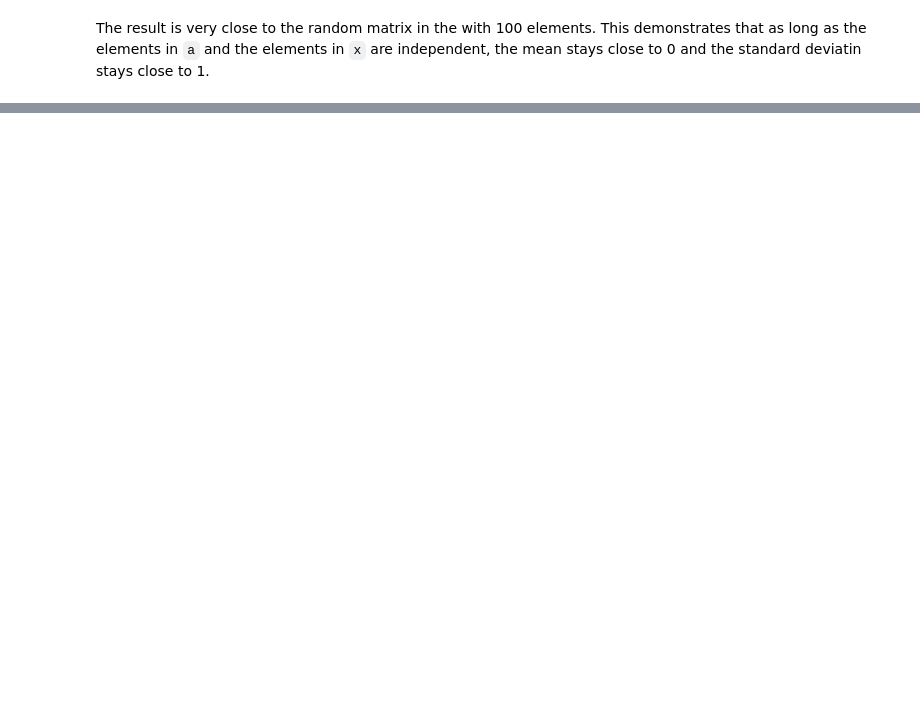
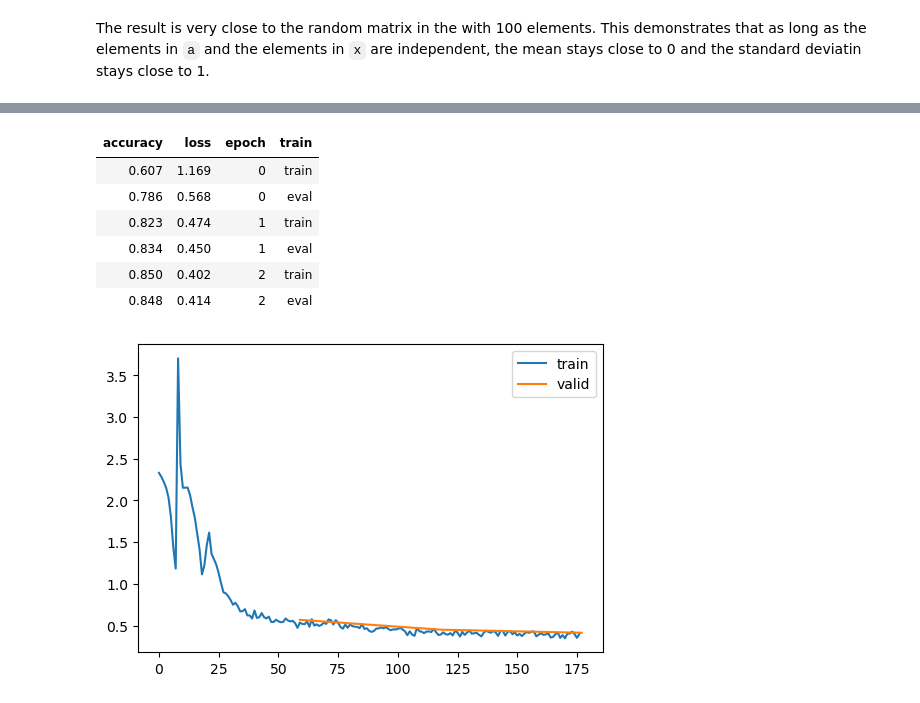
Before and after one commit to bachaudhry/FastAI-22-23, a Jupyter notebook: course_part_2/11_initializing.ipynb, the cells around one changed output, grey strips where cells are left out. Saved outputs shown, nothing was run; the diff lists cells and outputs as text; code cells hidden in the pictures; blank space fills up the shorter version.

Commit message:
Kaiming init and test

```diff
--- a/course_part_2/11_initializing.ipynb
+++ b/course_part_2/11_initializing.ipynb
@@ -259,0 +358,4 @@ Mathematically, that all seems fine. But the Xavier / Glorot Initialization **do
+# %%
+# Applying PyTorch's Kaiming initialization
+def init_weights(m):
+    if isinstance(m, (nn.Conv1d, nn.Conv2d, nn.Conv3d)): init.kaiming_normal_(m.weight)
@@ -259,0 +369,14 @@ Mathematically, that all seems fine. But the Xavier / Glorot Initialization **do
+# %%
+set_seed(42)
+learn = MomentumLearner(get_model().apply(init_weights), dls, F.cross_entropy, lr=0.2, cbs=cbs)
+
+learn.fit(3)
+# %% [output]
+| accuracy | loss | epoch | train |
+| 0.607 | 1.169 | 0 | train |
+| 0.786 | 0.568 | 0 | eval |
+| 0.823 | 0.474 | 1 | train |
+| 0.834 | 0.450 | 1 | eval |
+| 0.850 | 0.402 | 2 | train |
+| 0.848 | 0.414 | 2 | eval |
+[figure, added]
```
Also changed, not shown: parts of 30 cells of this notebook.
